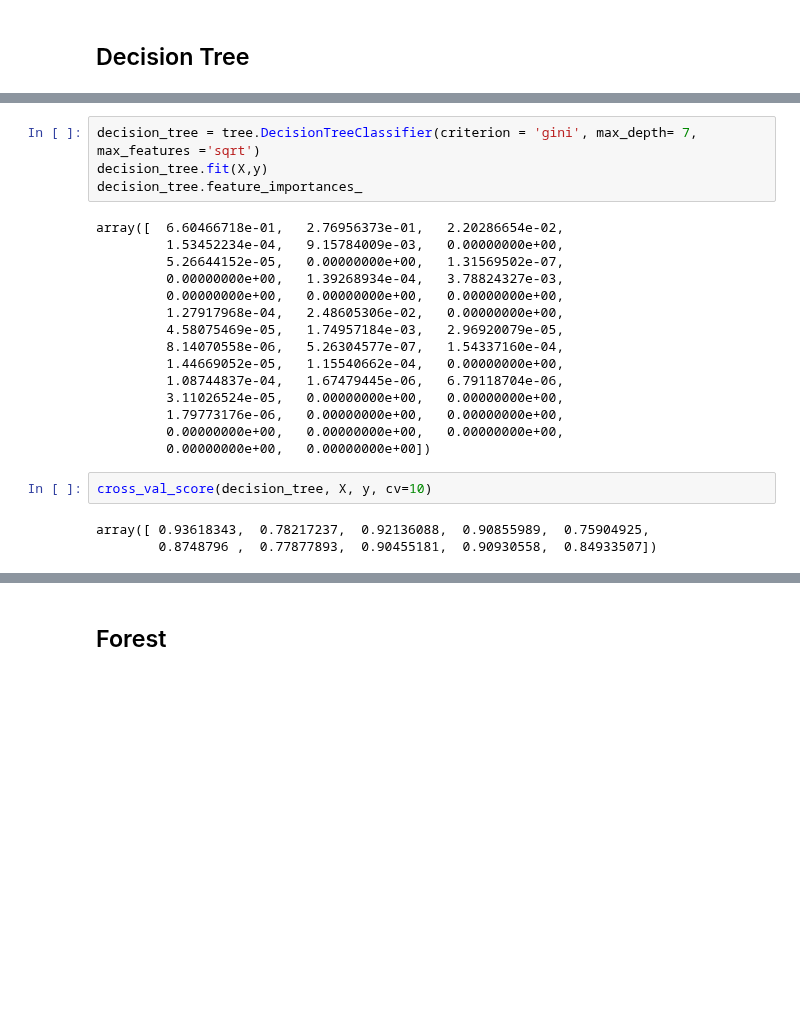
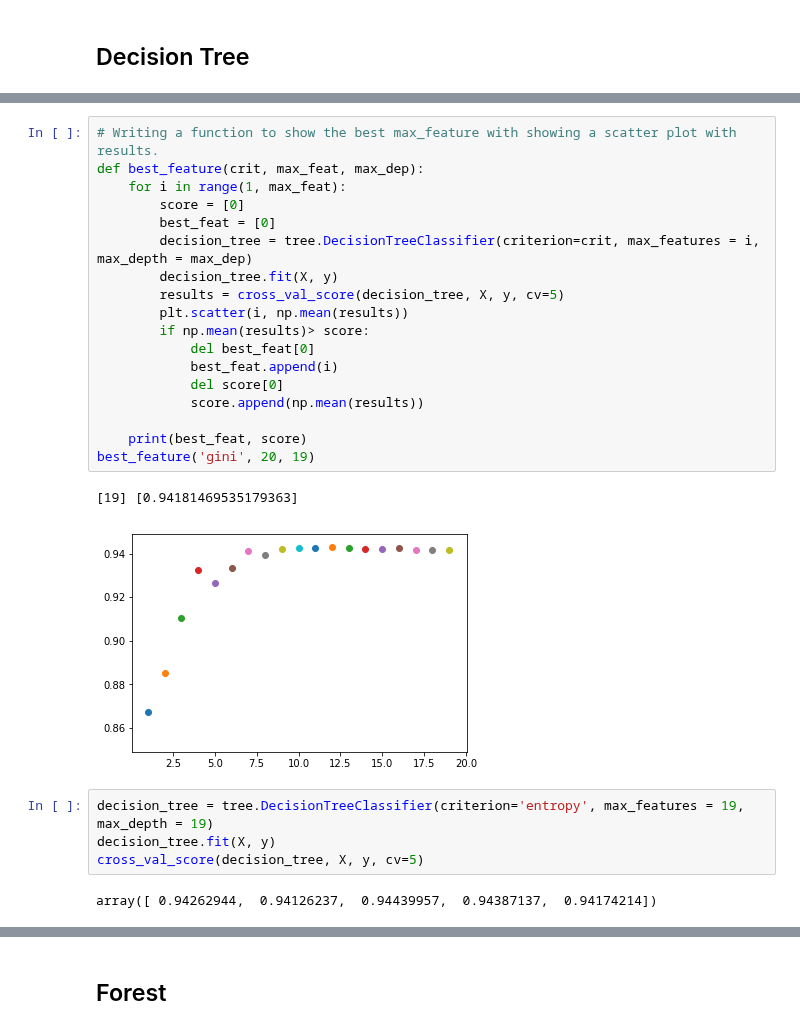
Before and after one commit to efuller11/Thinkful, a Jupyter notebook: Unit 3 lesson 2 Challenge If a tree falls in the forest.ipynb, the cells around one changed output, grey strips where cells are left out. Saved outputs shown, nothing was run; the diff lists cells and outputs as text; blank space fills up the shorter version.

```diff
--- a/Unit 3 lesson 2 Challenge If a tree falls in the forest.ipynb
+++ b/Unit 3 lesson 2 Challenge If a tree falls in the forest.ipynb
@@ -146,24 +141,27 @@ Best score: 0.893
+# %%
+# Writing a function to show the best max_feature with showing a scatter plot with results.
+def best_feature(crit, max_feat, max_dep):
+    for i in range(1, max_feat):
+        score = [0]
+        best_feat = [0]
+        decision_tree = tree.DecisionTreeClassifier(criterion=crit, max_features = i, max_depth = max_dep)
+        decision_tree.fit(X, y)
+        results = cross_val_score(decision_tree, X, y, cv=5)
+        plt.scatter(i, np.mean(results))
+        if np.mean(results)> score:
+            del best_feat[0]
+            best_feat.append(i)
+            del score[0]
+            score.append(np.mean(results))
+
+    print(best_feat, score)
+best_feature('gini', 20, 19)
+# %% [output]
+[19] [0.94181469535179363]
+[figure, added]
 # %%
-decision_tree = tree.DecisionTreeClassifier(criterion = 'gini', max_depth= 7, max_features ='sqrt')
-decision_tree.fit(X,y)
-decision_tree.feature_importances_
+decision_tree = tree.DecisionTreeClassifier(criterion='entropy', max_features = 19, max_depth = 19)
+decision_tree.fit(X, y)
+cross_val_score(decision_tree, X, y, cv=5)
 # %% [output]
-array([  6.60466718e-01,   2.76956373e-01,   2.20286654e-02,
-         1.53452234e-04,   9.15784009e-03,   0.00000000e+00,
-         5.26644152e-05,   0.00000000e+00,   1.31569502e-07,
-         0.00000000e+00,   1.39268934e-04,   3.78824327e-03,
-         0.00000000e+00,   0.00000000e+00,   0.00000000e+00,
-         1.27917968e-04,   2.48605306e-02,   0.00000000e+00,
-         4.58075469e-05,   1.74957184e-03,   2.96920079e-05,
-         8.14070558e-06,   5.26304577e-07,   1.54337160e-04,
-         1.44669052e-05,   1.15540662e-04,   0.00000000e+00,
-         1.08744837e-04,   1.67479445e-06,   6.79118704e-06,
-         3.11026524e-05,   0.00000000e+00,   0.00000000e+00,
-         1.79773176e-06,   0.00000000e+00,   0.00000000e+00,
-         0.00000000e+00,   0.00000000e+00,   0.00000000e+00,
-         0.00000000e+00,   0.00000000e+00])
+array([ 0.94262944,  0.94126237,  0.94439957,  0.94387137,  0.94174214])
-# %%
-cross_val_score(decision_tree, X, y, cv=10)
-# %% [output]
-array([ 0.93618343,  0.78217237,  0.92136088,  0.90855989,  0.75904925,
-        0.8748796 ,  0.77877893,  0.90455181,  0.90930558,  0.84933507])
```
Also changed, not shown: parts of 16 cells of this notebook.
